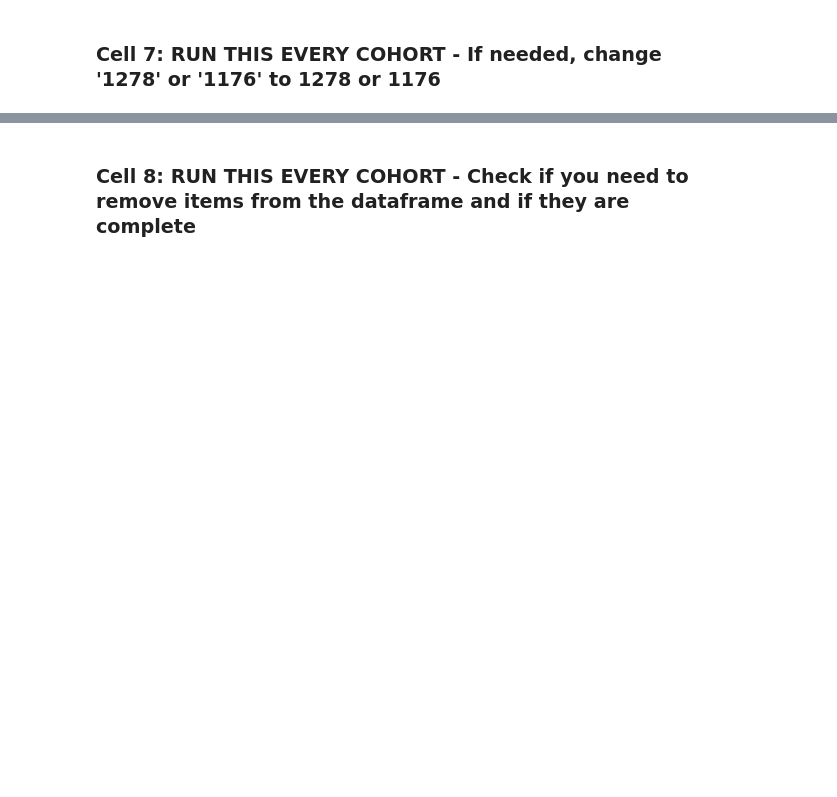
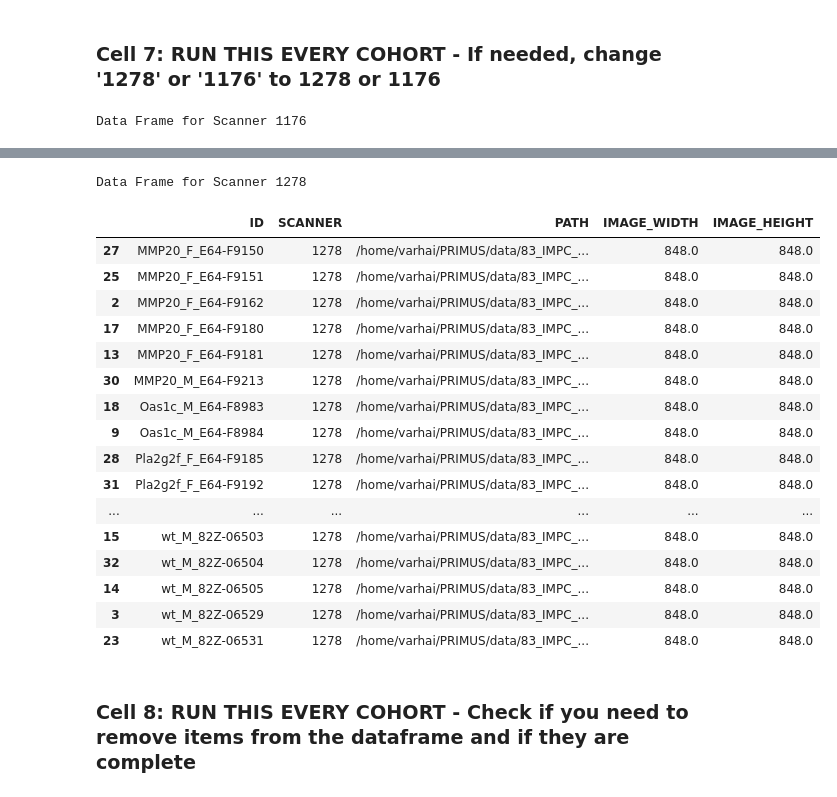
Before and after one commit to vendanov/SkullShape_clone, a Jupyter notebook: fancy_tmd_bmd/TMD_BMD_fancy_old.ipynb, the cells around one changed output, grey strips where cells are left out. Cells and saved outputs as stored; diff of their text form; code cells hidden in the pictures; blank space fills up the shorter version.

```diff
--- a/fancy_tmd_bmd/TMD_BMD_fancy_old.ipynb
+++ b/fancy_tmd_bmd/TMD_BMD_fancy_old.ipynb
@@ -234,6 +319,12 @@ df_cohort
 # %%
 df_cohort["IMAGE_WIDTH"] = pd.to_numeric(df_cohort["IMAGE_WIDTH"])
 df_cohort["IMAGE_HEIGHT"] = pd.to_numeric(df_cohort["IMAGE_HEIGHT"])
+df_cohort_1278 = df_cohort.loc[df_cohort['SCANNER']=='1278'] # If df_cohort_1278 is empty, change the '' situation
 df_cohort_1176 = df_cohort.loc[df_cohort['SCANNER']=='1176'] # If df_cohort_1176 is empty, change the '' situation
 print('Data Frame for Scanner 1176')
 display(df_cohort_1176)
+print('Data Frame for Scanner 1278')
+display(df_cohort_1278)
+df_cohort_1176['ID_without'] = df_cohort_1176.ID.str.split('_').str[2]
+# %% [output]
+Data Frame for Scanner 1176
@@ -240,3 +338,21 @@ display(df_cohort_1176)
+Data Frame for Scanner 1278
+|  | ID | SCANNER | PATH | IMAGE_WIDTH | IMAGE_HEIGHT |
+| 27 | MMP20_F_E64-F9150 | 1278 | /home/varhai/PRIMUS/data/83_IMPC_... | 848.0 | 848.0 |
+| 25 | MMP20_F_E64-F9151 | 1278 | /home/varhai/PRIMUS/data/83_IMPC_... | 848.0 | 848.0 |
+| 2 | MMP20_F_E64-F9162 | 1278 | /home/varhai/PRIMUS/data/83_IMPC_... | 848.0 | 848.0 |
+| 17 | MMP20_F_E64-F9180 | 1278 | /home/varhai/PRIMUS/data/83_IMPC_... | 848.0 | 848.0 |
+| 13 | MMP20_F_E64-F9181 | 1278 | /home/varhai/PRIMUS/data/83_IMPC_... | 848.0 | 848.0 |
+| 30 | MMP20_M_E64-F9213 | 1278 | /home/varhai/PRIMUS/data/83_IMPC_... | 848.0 | 848.0 |
+| 18 | Oas1c_M_E64-F8983 | 1278 | /home/varhai/PRIMUS/data/83_IMPC_... | 848.0 | 848.0 |
+| 9 | Oas1c_M_E64-F8984 | 1278 | /home/varhai/PRIMUS/data/83_IMPC_... | 848.0 | 848.0 |
+| 28 | Pla2g2f_F_E64-F9185 | 1278 | /home/varhai/PRIMUS/data/83_IMPC_... | 848.0 | 848.0 |
+| 31 | Pla2g2f_F_E64-F9192 | 1278 | /home/varhai/PRIMUS/data/83_IMPC_... | 848.0 | 848.0 |
+| ... | ... | ... | ... | ... | ... |
+| 15 | wt_M_82Z-06503 | 1278 | /home/varhai/PRIMUS/data/83_IMPC_... | 848.0 | 848.0 |
+| 32 | wt_M_82Z-06504 | 1278 | /home/varhai/PRIMUS/data/83_IMPC_... | 848.0 | 848.0 |
+| 14 | wt_M_82Z-06505 | 1278 | /home/varhai/PRIMUS/data/83_IMPC_... | 848.0 | 848.0 |
+| 3 | wt_M_82Z-06529 | 1278 | /home/varhai/PRIMUS/data/83_IMPC_... | 848.0 | 848.0 |
+| 23 | wt_M_82Z-06531 | 1278 | /home/varhai/PRIMUS/data/83_IMPC_... | 848.0 | 848.0 |
 # %% [markdown]
 ### Cell 8: RUN THIS EVERY COHORT - Check if you need to remove items from the dataframe and if they are complete
 # %%
```
Also changed, not shown: parts of 34 cells of this notebook, 11 other files.
